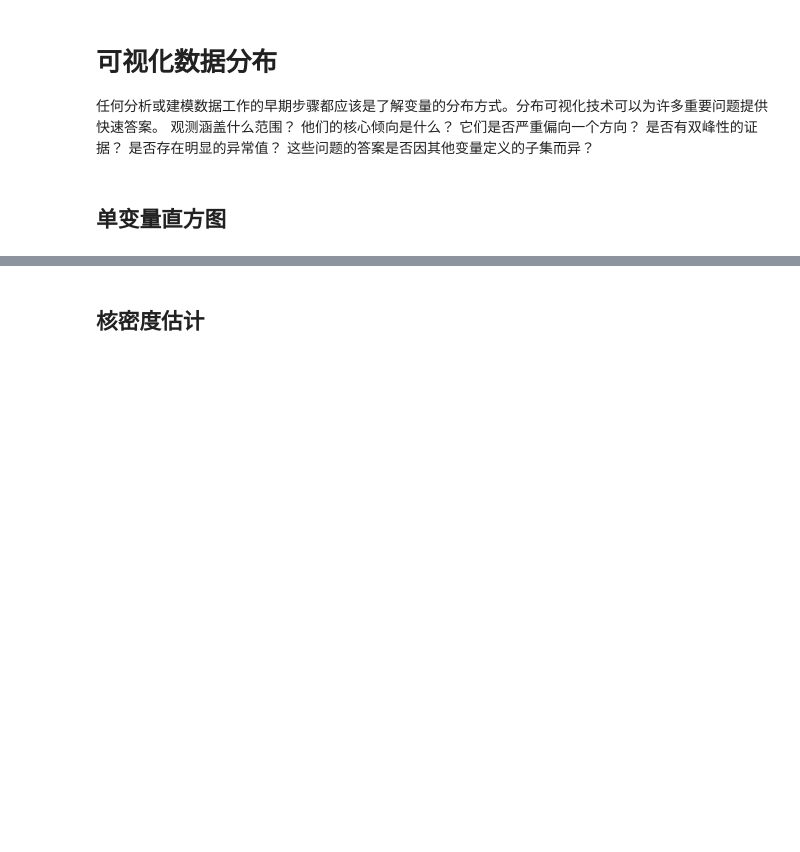
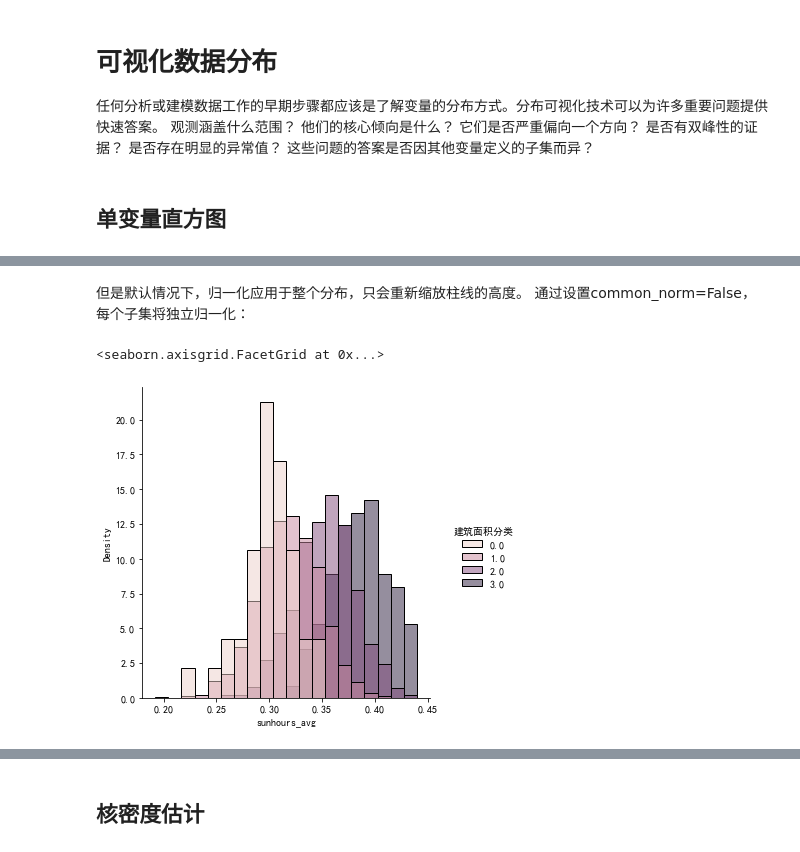
Before and after one commit to Huxiehang/ghdata_tutorial, a Jupyter notebook: analysis/distrib.ipynb, the cells around one changed output, grey strips where cells are left out. Cells and saved outputs as stored; diff of their text form; code cells hidden in the pictures; blank space fills up the shorter version.

```diff
--- a/analysis/distrib.ipynb
+++ b/analysis/distrib.ipynb
@@ -32,0 +58,8 @@ sns.displot(df, x="sunhours_avg", hue="建筑面积分类", multiple="stack")
+# %% [markdown]
+但是默认情况下，归一化应用于整个分布，只会重新缩放柱线的高度。
+通过设置common_norm=False，每个子集将独立归一化：
+# %%
+sns.displot(df, x="sunhours_avg", hue="建筑面积分类",common_norm=False, stat="density", bins=20)
+# %% [output]
+<seaborn.axisgrid.FacetGrid at 0x...>
+[figure, added]
```
Also changed, not shown: parts of 23 cells of this notebook, 10 other files.
